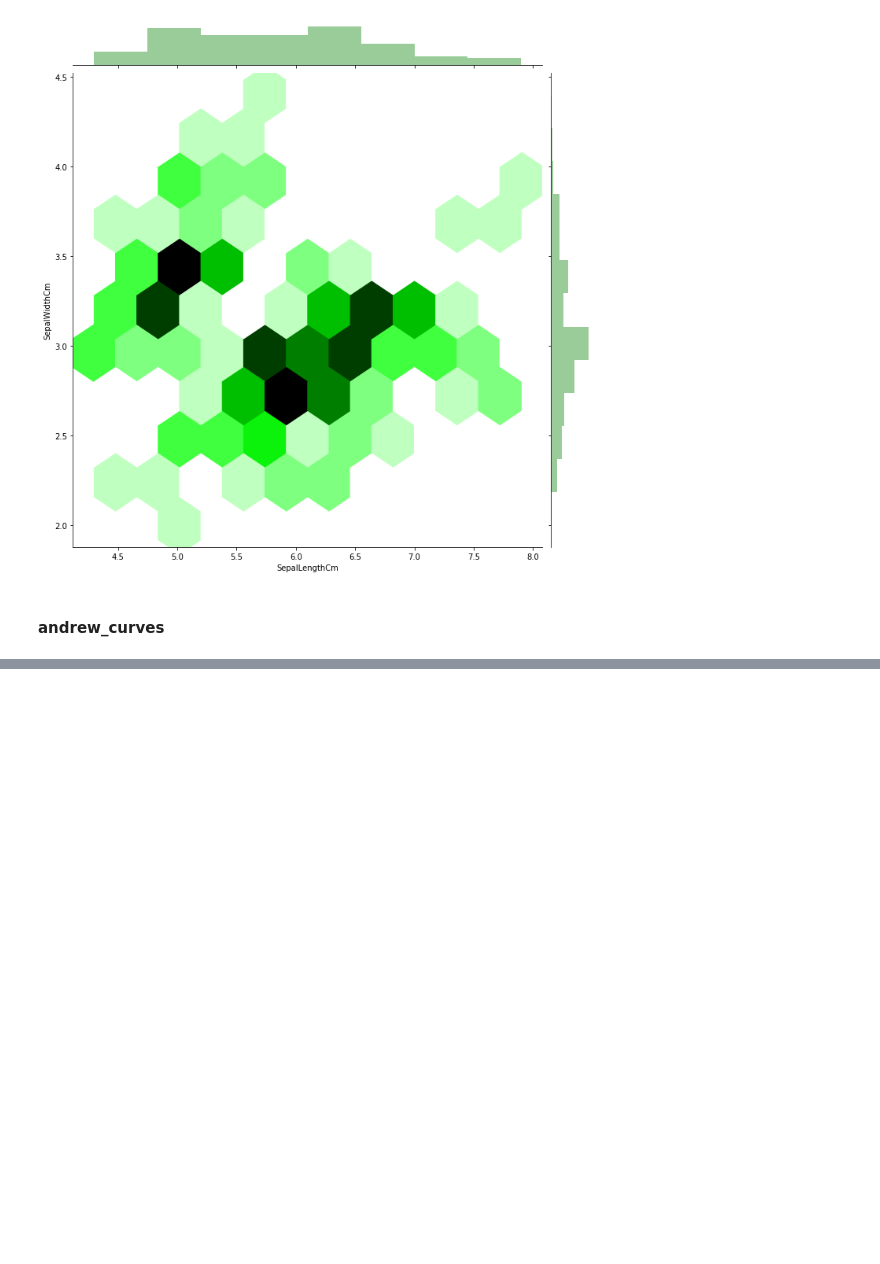
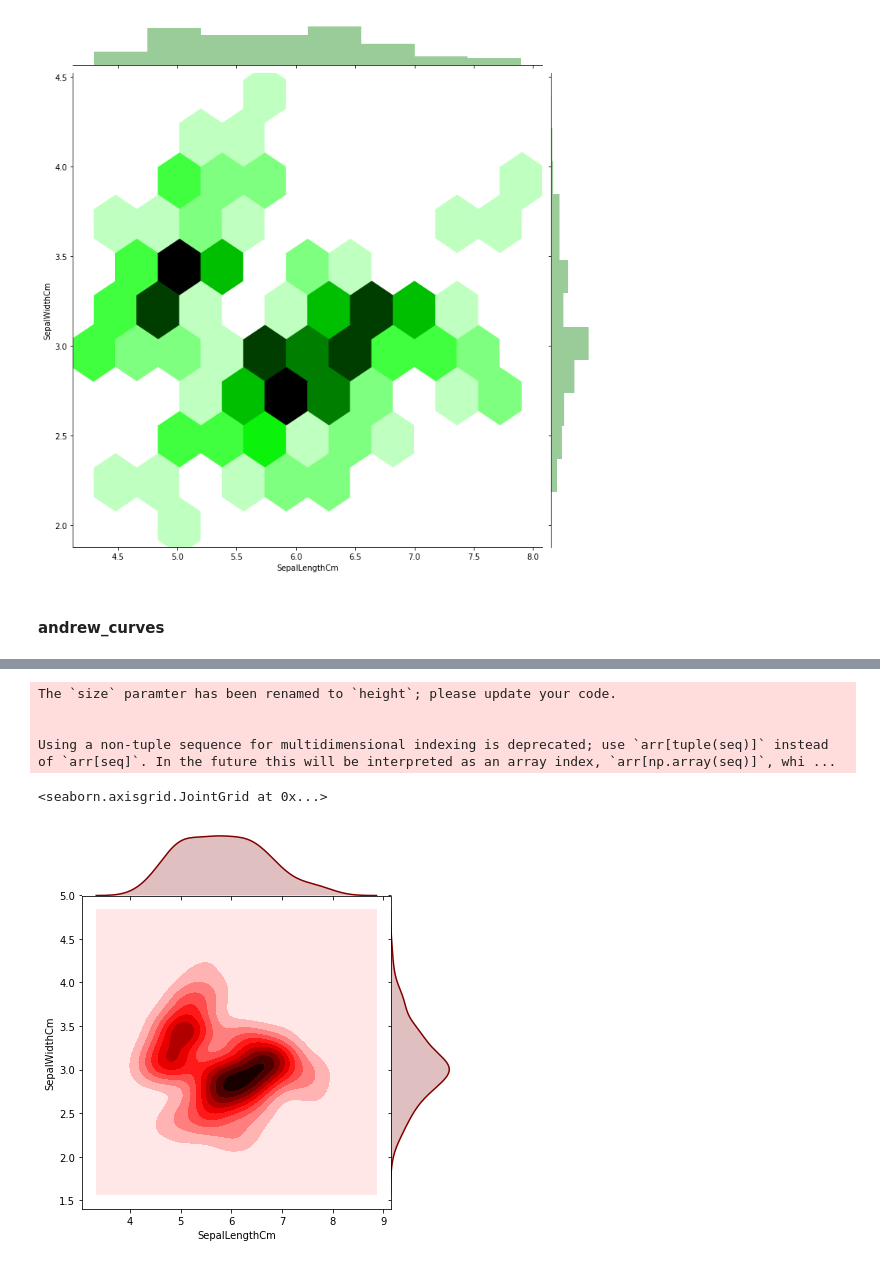
Before and after one commit to muokicaleb/Data_Science_Projects, a Jupyter notebook: 20_ML_Algorithms_for_Iris_Dataset/20_ml_algorithms.ipynb, the cells around one changed output, grey strips where cells are left out. Cells and saved outputs as stored; diff of their text form; code cells hidden in the pictures; blank space fills up the shorter version.

```diff
--- a/20_ML_Algorithms_for_Iris_Dataset/20_ml_algorithms.ipynb
+++ b/20_ML_Algorithms_for_Iris_Dataset/20_ml_algorithms.ipynb
@@ -209,0 +222,11 @@ Using a non-tuple sequence for multidimensional indexing is deprecated; use `arr
+# %%
+# we will use seaborn jointplot shows bivariate scatterplots and univariate histograms with Kernel density
+# estimation in the same figure
+sns.jointplot(x="SepalLengthCm", y="SepalWidthCm", data=dataset, size=6, kind='kde', color='#800000', space=0)
+# %% [output]
+The `size` paramter has been renamed to `height`; please update your code.
+
+
+Using a non-tuple sequence for multidimensional indexing is deprecated; use `arr[tuple(seq)]` instead of `arr[seq]`. In the future this will be interpreted as an array index, `arr[np.array(seq)]`, whi ...
+<seaborn.axisgrid.JointGrid at 0x...>
+[figure, added]
```
Also changed, not shown: parts of 2 cells of this notebook.
